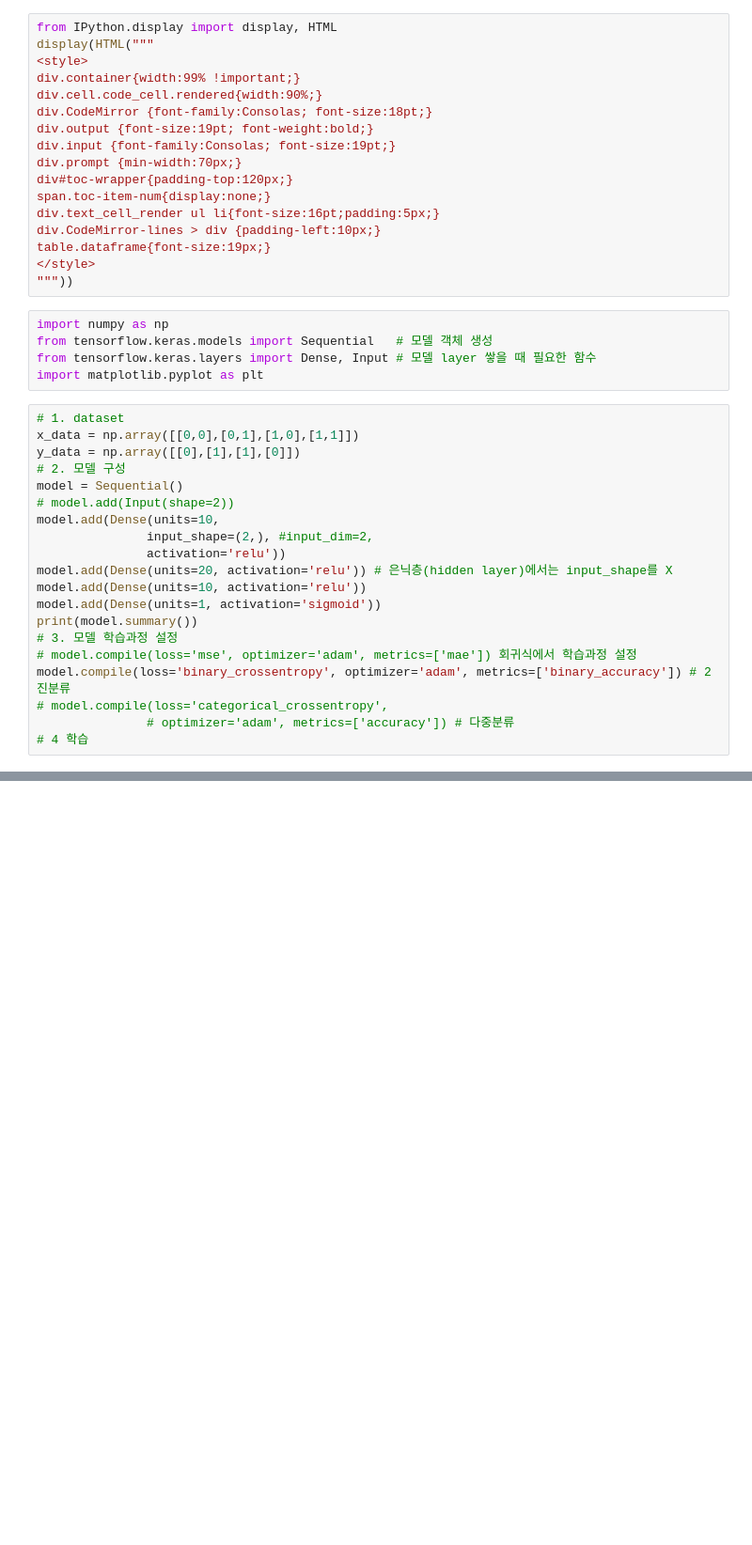
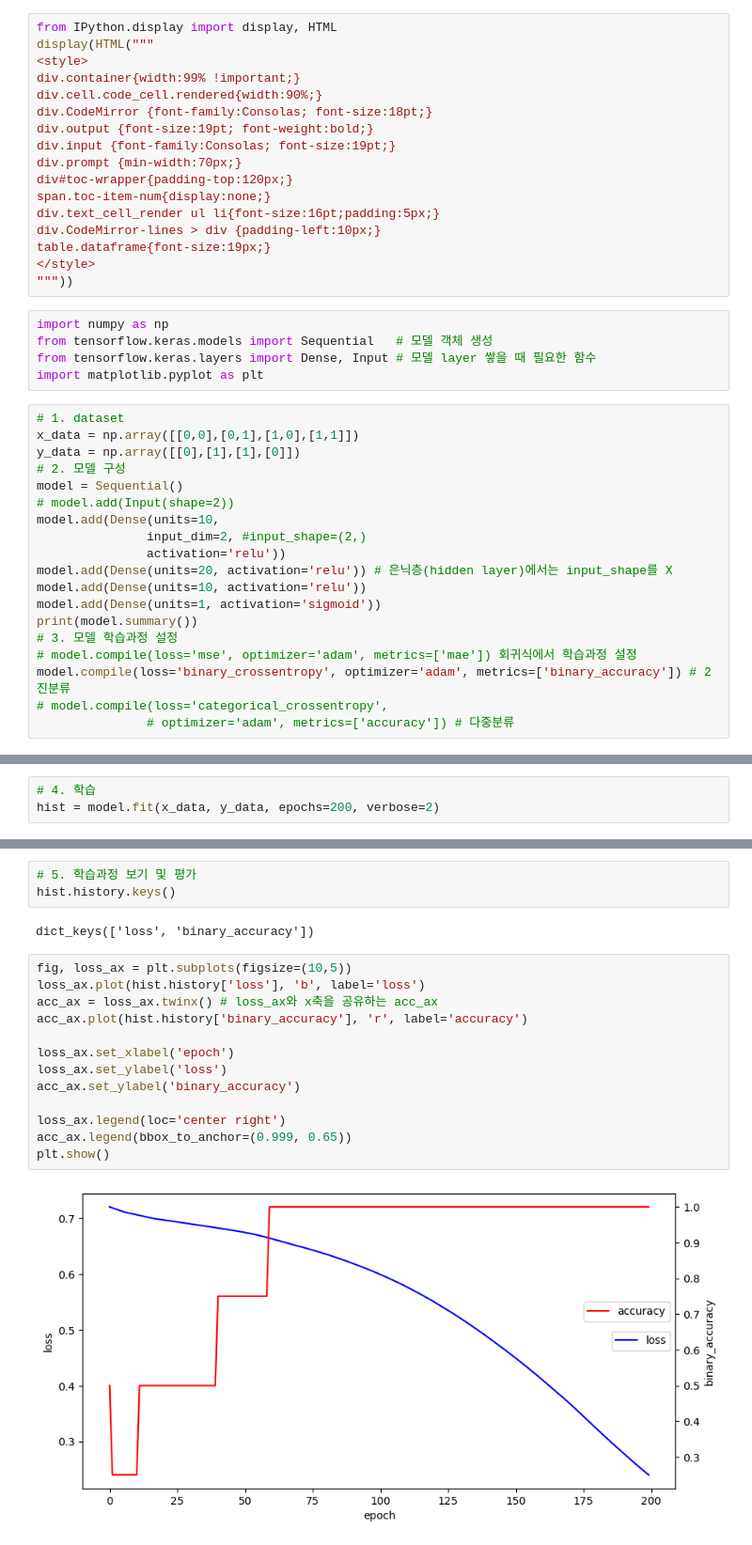
Before and after one commit to yisy0703/ai, a Jupyter notebook: source/08_DeepLearning/04_XOR를 v2로.ipynb, the cells around one changed output, grey strips where cells are left out. Shown at 94% size. Cells and saved outputs as stored; diff of their text form; blank space fills up the shorter version.

```diff
--- a/source/08_DeepLearning/04_XOR를 v2로.ipynb
+++ b/source/08_DeepLearning/04_XOR를 v2로.ipynb
@@ -28,7 +28,7 @@ y_data = np.array([[0],[1],[1],[0]])
 model = Sequential()
 # model.add(Input(shape=2))
 model.add(Dense(units=10,
-               input_shape=(2,), #input_dim=2,
+               input_dim=2, #input_shape=(2,)
                activation='relu'))
 model.add(Dense(units=20, activation='relu')) # 은닉층(hidden layer)에서는 input_shape를 X
 model.add(Dense(units=10, activation='relu'))
@@ -39,4 +39,3 @@ print(model.summary())
 model.compile(loss='binary_crossentropy', optimizer='adam', metrics=['binary_accuracy']) # 2진분류
 # model.compile(loss='categorical_crossentropy',
                # optimizer='adam', metrics=['accuracy']) # 다중분류
-# 4 학습
@@ -42,0 +61,3 @@ model.compile(loss='binary_crossentropy', optimizer='adam', metrics=['binary_acc
+# %%
+# 4. 학습
+hist = model.fit(x_data, y_data, epochs=200, verbose=2)
@@ -42,0 +82,20 @@ model.compile(loss='binary_crossentropy', optimizer='adam', metrics=['binary_acc
+# %%
+# 5. 학습과정 보기 및 평가
+hist.history.keys()
+# %% [output]
+dict_keys(['loss', 'binary_accuracy'])
+# %%
+fig, loss_ax = plt.subplots(figsize=(10,5))
+loss_ax.plot(hist.history['loss'], 'b', label='loss')
+acc_ax = loss_ax.twinx() # loss_ax와 x축을 공유하는 acc_ax
+acc_ax.plot(hist.history['binary_accuracy'], 'r', label='accuracy')
+
+loss_ax.set_xlabel('epoch')
+loss_ax.set_ylabel('loss')
+acc_ax.set_ylabel('binary_accuracy')
+
+loss_ax.legend(loc='center right')
+acc_ax.legend(bbox_to_anchor=(0.999, 0.65))
+plt.show()
+# %% [output]
+[figure, added]
```
Also changed, not shown: parts of 7 cells of this notebook, 2 other files.
